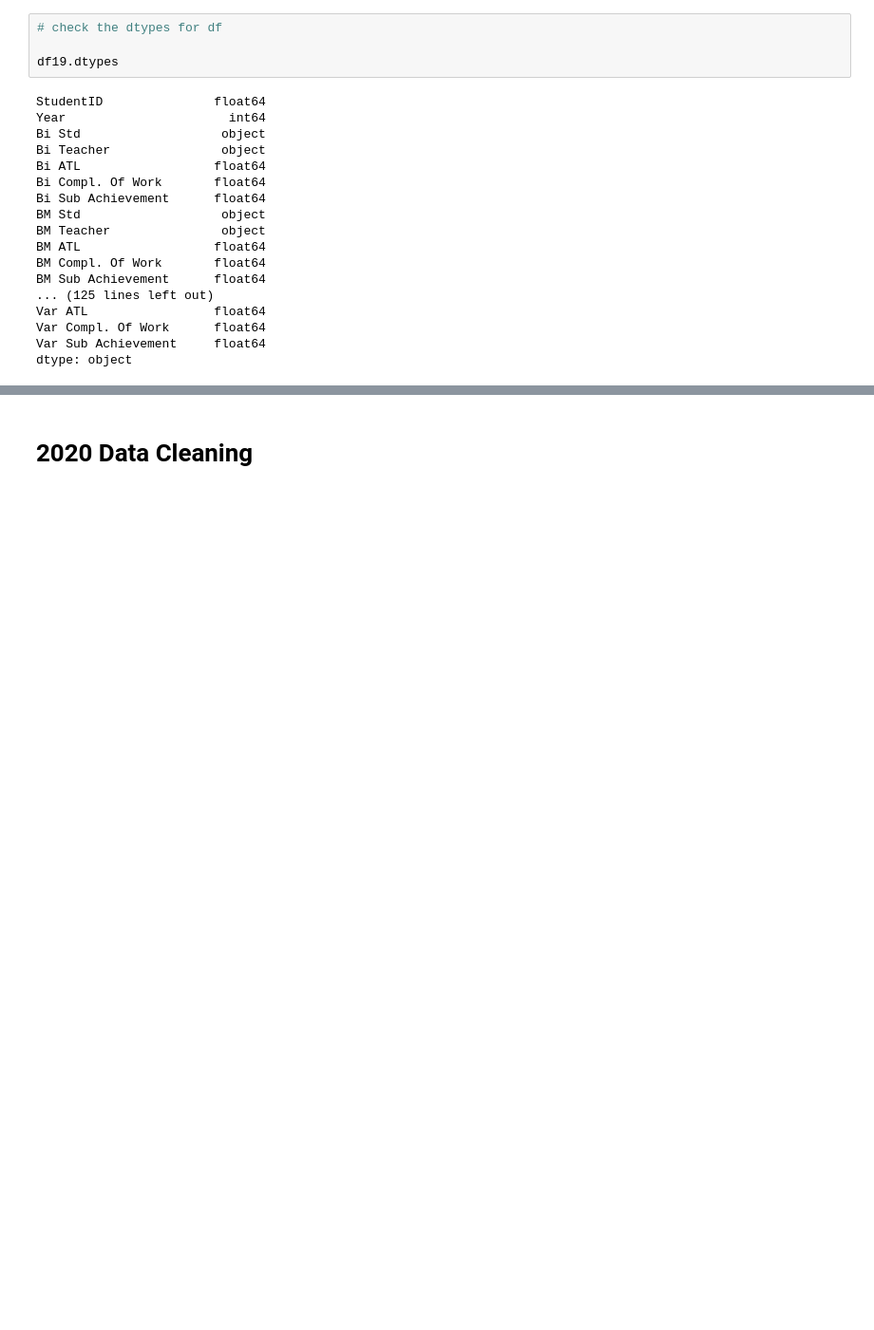
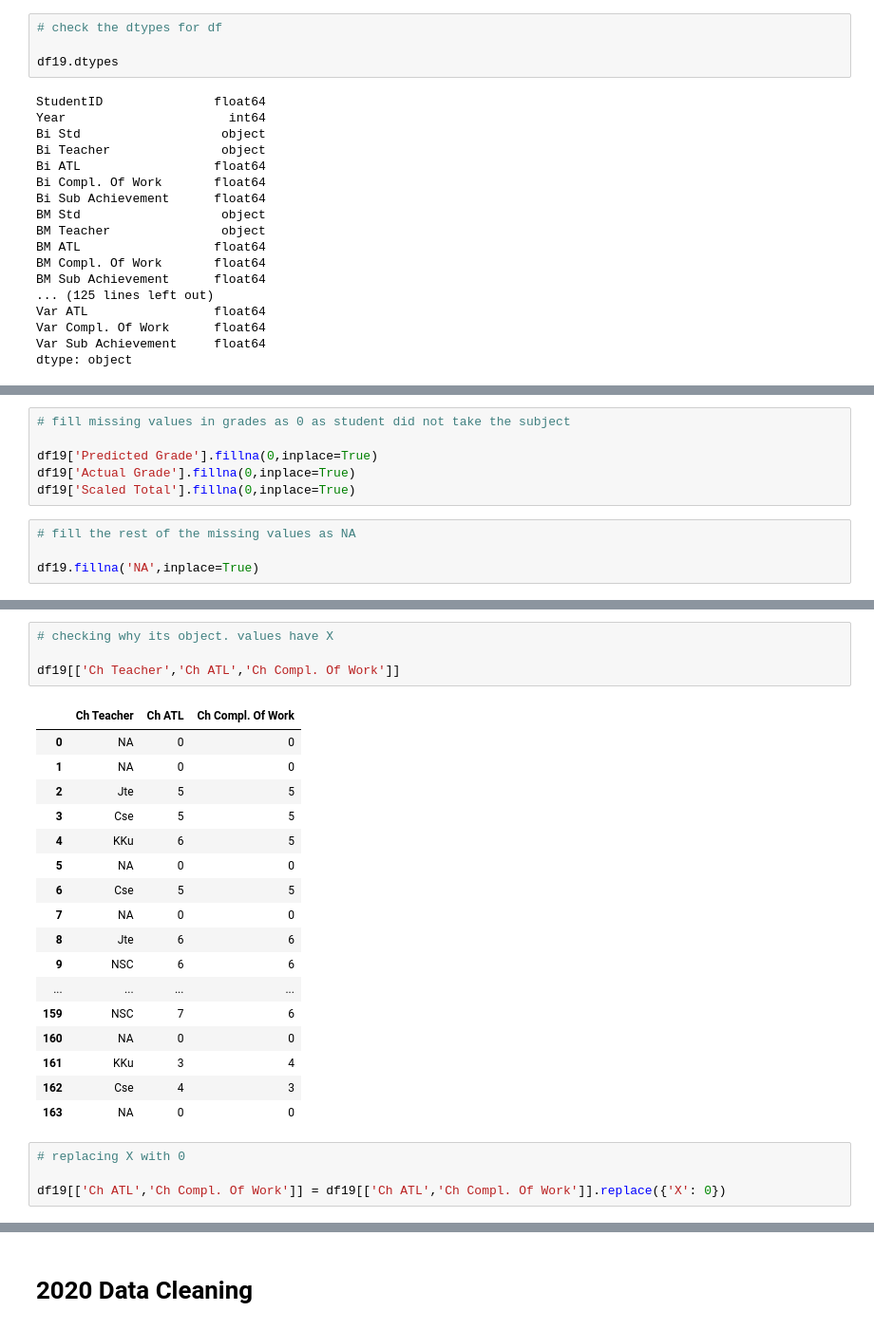
Before and after one commit to siti-alawiyah/ibresultprediction, a Jupyter notebook: Exploratory_Data_Analysis_1.0.ipynb, the cells around one changed output, grey strips where cells are left out. Shown at 95% size. Saved outputs shown, nothing was run; the diff lists cells and outputs as text; blank space fills up the shorter version.

```diff
--- a/Exploratory_Data_Analysis_1.0.ipynb
+++ b/Exploratory_Data_Analysis_1.0.ipynb
@@ -764,0 +828,10 @@ dtype: object
+# %%
+# fill missing values in grades as 0 as student did not take the subject
+
+df19['Predicted Grade'].fillna(0,inplace=True)
+df19['Actual Grade'].fillna(0,inplace=True)
+df19['Scaled Total'].fillna(0,inplace=True)
+# %%
+# fill the rest of the missing values as NA
+
+df19.fillna('NA',inplace=True)
@@ -764,0 +871,26 @@ dtype: object
+# %%
+# checking why its object. values have X
+
+df19[['Ch Teacher','Ch ATL','Ch Compl. Of Work']]
+# %% [output]
+|  | Ch Teacher | Ch ATL | Ch Compl. Of Work |
+| 0 | NA | 0 | 0 |
+| 1 | NA | 0 | 0 |
+| 2 | Jte | 5 | 5 |
+| 3 | Cse | 5 | 5 |
+| 4 | KKu | 6 | 5 |
+| 5 | NA | 0 | 0 |
+| 6 | Cse | 5 | 5 |
+| 7 | NA | 0 | 0 |
+| 8 | Jte | 6 | 6 |
+| 9 | NSC | 6 | 6 |
+| ... | ... | ... | ... |
+| 159 | NSC | 7 | 6 |
+| 160 | NA | 0 | 0 |
+| 161 | KKu | 3 | 4 |
+| 162 | Cse | 4 | 3 |
+| 163 | NA | 0 | 0 |
+# %%
+# replacing X with 0
+
+df19[['Ch ATL','Ch Compl. Of Work']] = df19[['Ch ATL','Ch Compl. Of Work']].replace({'X': 0})
```
Also changed, not shown: parts of 12 cells of this notebook.
